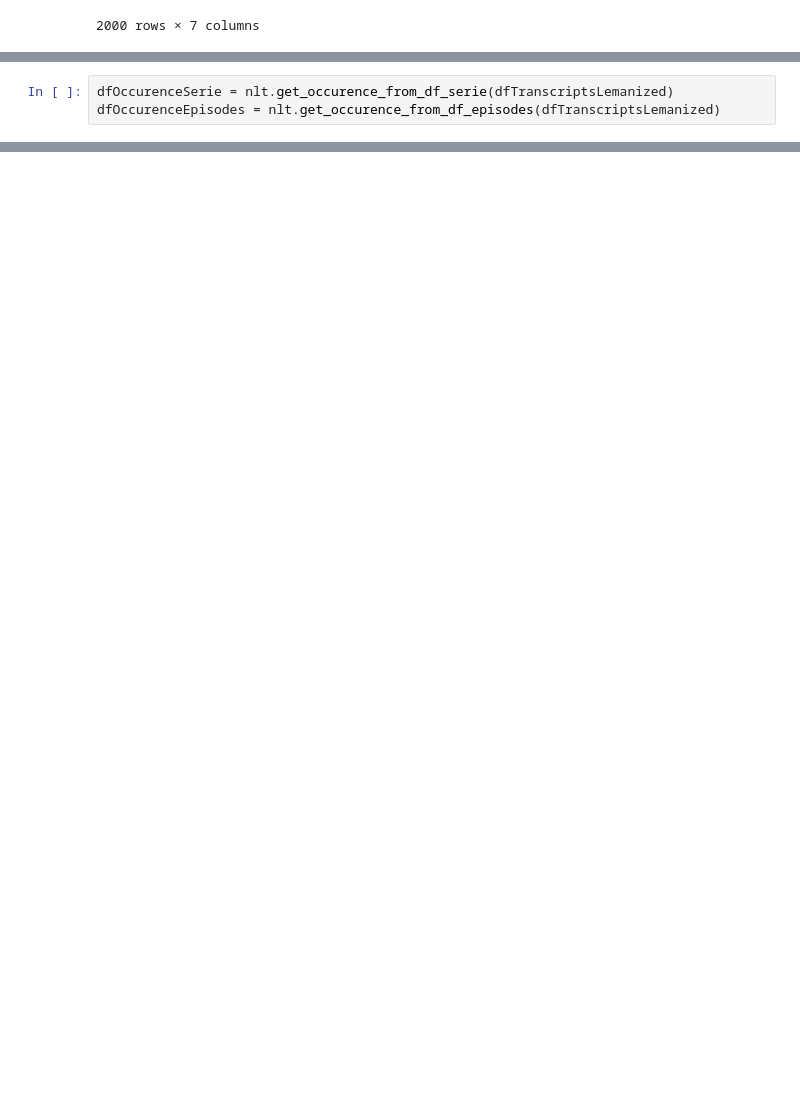
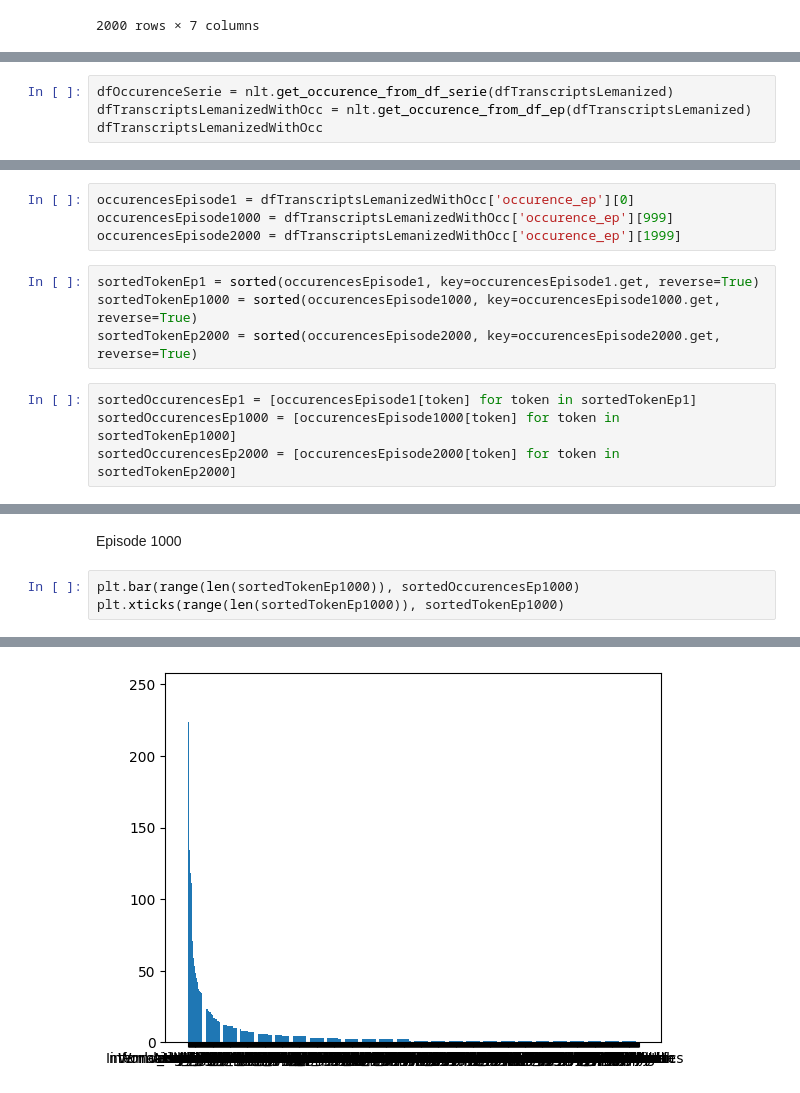
Before and after one commit to baptisteauduge/movies-recommendation-and-subtitles-analysis, a Jupyter notebook: prepare_data.ipynb, the cells around one changed output, grey strips where cells are left out. Cells and saved outputs as stored; diff of their text form; blank space fills up the shorter version.

Commit message:
feat: plots for frequencies in episodes

```diff
--- a/prepare_data.ipynb
+++ b/prepare_data.ipynb
@@ -137,3 +127,4 @@ dfTranscriptsLemanized = nlt.lemanization(dfTranscriptsTokenized)
 # %%
 dfOccurenceSerie = nlt.get_occurence_from_df_serie(dfTranscriptsLemanized)
-dfOccurenceEpisodes = nlt.get_occurence_from_df_episodes(dfTranscriptsLemanized)
+dfTranscriptsLemanizedWithOcc = nlt.get_occurence_from_df_ep(dfTranscriptsLemanized)
+dfTranscriptsLemanizedWithOcc
@@ -143,0 +163,12 @@ len(dfOccurenceSerie)
+# %%
+occurencesEpisode1 = dfTranscriptsLemanizedWithOcc['occurence_ep'][0]
+occurencesEpisode1000 = dfTranscriptsLemanizedWithOcc['occurence_ep'][999]
+occurencesEpisode2000 = dfTranscriptsLemanizedWithOcc['occurence_ep'][1999]
+# %%
+sortedTokenEp1 = sorted(occurencesEpisode1, key=occurencesEpisode1.get, reverse=True)
+sortedTokenEp1000 = sorted(occurencesEpisode1000, key=occurencesEpisode1000.get, reverse=True)
+sortedTokenEp2000 = sorted(occurencesEpisode2000, key=occurencesEpisode2000.get, reverse=True)
+# %%
+sortedOccurencesEp1 = [occurencesEpisode1[token] for token in sortedTokenEp1]
+sortedOccurencesEp1000 = [occurencesEpisode1000[token] for token in sortedTokenEp1000]
+sortedOccurencesEp2000 = [occurencesEpisode2000[token] for token in sortedTokenEp2000]
@@ -143,0 +202,6 @@ len(dfOccurenceSerie)
+# %% [markdown]
+Episode 1000
+# %%
+plt.bar(range(len(sortedTokenEp1000)), sortedOccurencesEp1000)
+plt.xticks(range(len(sortedTokenEp1000)), sortedTokenEp1000)
+# %% [output]
@@ -143,0 +225 @@ len(dfOccurenceSerie)
+[figure, added]
```
Also changed, not shown: parts of 11 cells of this notebook, 1 other file.
